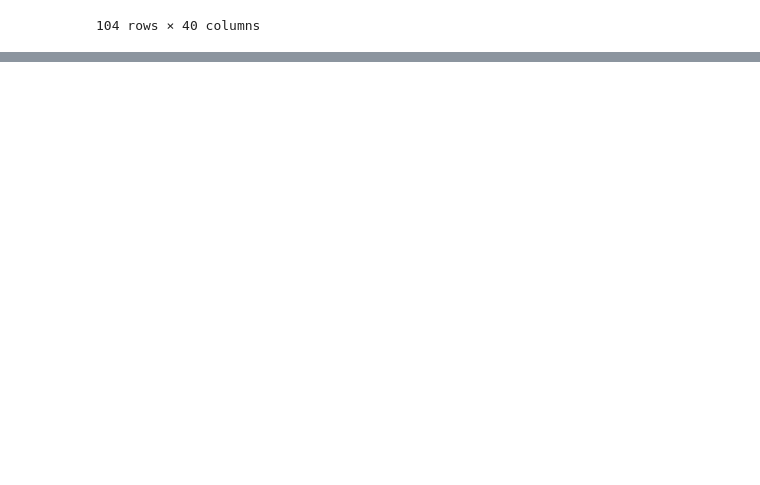
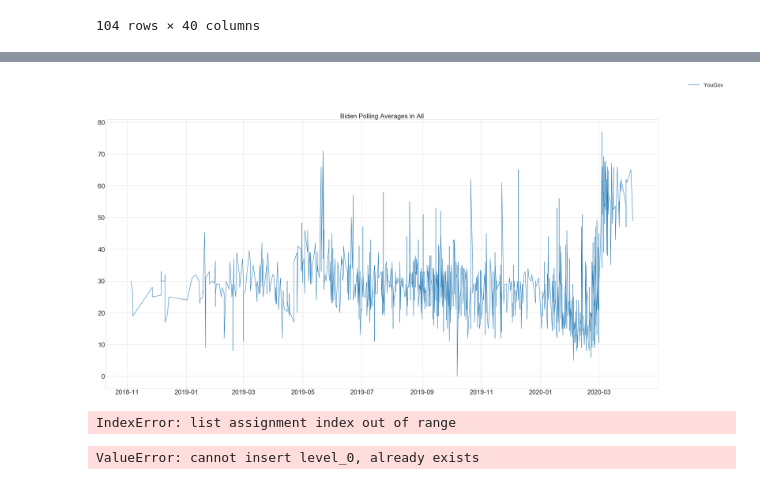
Before and after one commit to SanjithVenkatesh/538Analysis, a Jupyter notebook: 538Analysis.ipynb, the cells around one changed output, grey strips where cells are left out. Cells and saved outputs as stored; diff of their text form; code cells hidden in the pictures; blank space fills up the shorter version.

Commit message:
rolling averages

```diff
--- a/538Analysis.ipynb
+++ b/538Analysis.ipynb
@@ -309,0 +339,6 @@ noExtremities
+# %%
+biden = fte[fte["candidate_name"] == "Joseph R. Biden Jr."]
+timestamps = list()
+for index, row in biden.iterrows():
+    timestamps.append(pd.to_datetime(row["start_date"]))
+biden.insert(2, "start_date_ts", timestamps, True)
@@ -309,0 +361,2 @@ noExtremities
+# %%
+biden = biden.sort_values("start_date_ts", ascending = True)
@@ -309,0 +379,11 @@ noExtremities
+# %%
+fig = plt.figure()
+plt.rcParams.update({'font.size': 26})
+plt.plot(biden["start_date_ts"], biden["pct"])
+plt.rcParams['figure.figsize'] = [40, 20]
+plt.rcParams.update({'font.size': 22})
+fig.legend([ "YouGov","SurveyUSA", "Monmouth University", "ABC News/Washington Post", "Selzer & Co.", "Muhlenberg College", "Suffolk University"])
+plt.title("Biden Polling Averages in All")
+plt.show()
+# %% [output]
+[figure, added]
@@ -309,0 +392,21 @@ noExtremities
+# %%
+rolling = biden.rolling(window=3)
+rolling_mean = rolling.mean()
+print(rolling_mean.head(10))
+biden["rolling_mean"] = rolling_mean["pct"]
+# %% [output]
+IndexError: list assignment index out of range
+# %%
+biden = biden.reset_index()
+biden
+
+fig = plt.figure()
+plt.rcParams.update({'font.size': 26})
+plt.plot(biden["start_date_ts"], biden["rolling_mean"])
+plt.rcParams['figure.figsize'] = [40, 20]
+plt.rcParams.update({'font.size': 22})
+fig.legend([ "YouGov","SurveyUSA", "Monmouth University", "ABC News/Washington Post", "Selzer & Co.", "Muhlenberg College", "Suffolk University"])
+plt.title("Biden Rolling Polling Averages in All")
+plt.show()
+# %% [output]
+ValueError: cannot insert level_0, already exists
```
Also changed, not shown: parts of 18 cells of this notebook.
